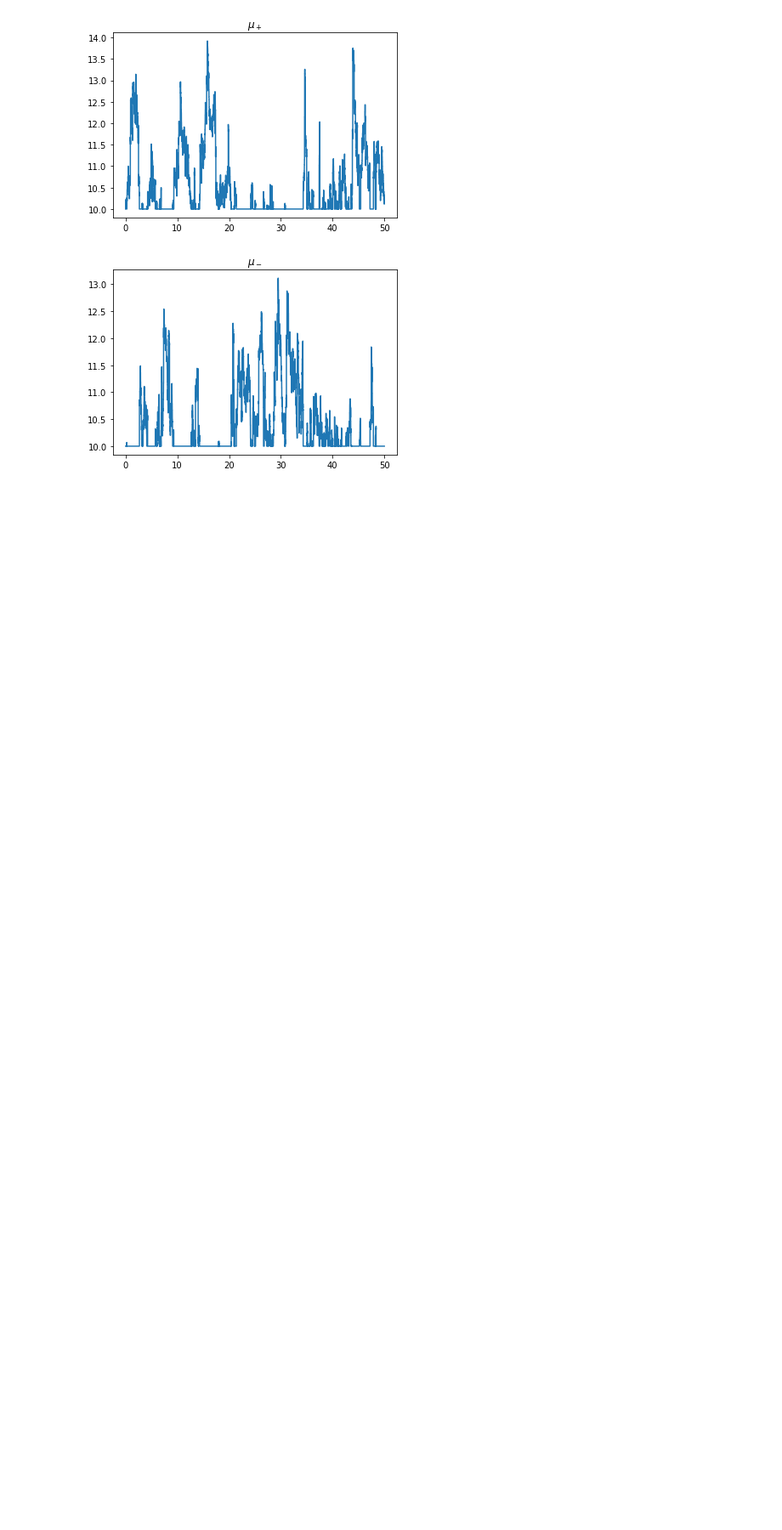
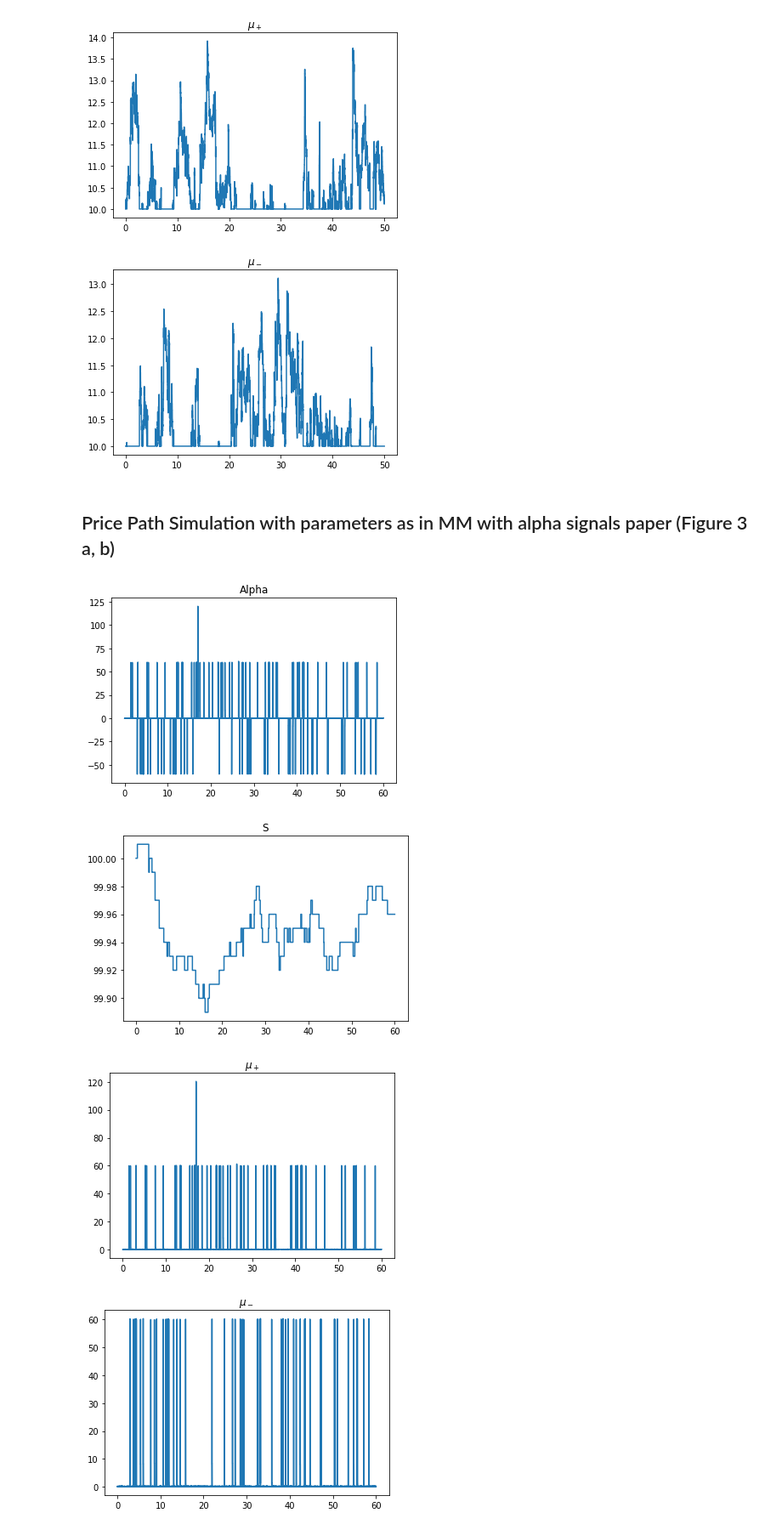
Before and after one commit to cavallofederico/marketmaking, a Jupyter notebook: market_making_alpha_signals - fede.ipynb, the cells around one changed output. Shown: that part at 85% size. Cells and saved outputs as stored; diff of their text form; code cells hidden in the pictures; blank space fills up the shorter version.

```diff
--- a/market_making_alpha_signals - fede.ipynb
+++ b/market_making_alpha_signals - fede.ipynb
@@ -140,8 +140,8 @@ dt = 0.1
 
 
 xi = 1
-dMt0_minus = 0
-dMt0_plus = 0
+dMt_minus = 0
+dMt_plus = 0
 
 # S params
 sigma = 0.1
@@ -159,8 +159,8 @@ def generate_simulations(n, k, eta_plus, eta_minus, lambda_plus, lambda_minus, T
     tau_plus = [np.sort(np.random.rand(tau_i) * T) for tau_i in tau_plus_amounts]
     tau_minus = [np.sort(np.random.rand(tau_i) * T) for tau_i in tau_minus_amounts]
 
-    dMt_plus = np.array([np.histogram(tau_i,np.linspace(0,T,m))[0] for tau_i in tau_plus])
-    dMt_minus = np.array([np.histogram(tau_i,np.linspace(0,T,m))[0] for tau_i in tau_minus])
+    dMt0_plus = np.array([np.histogram(tau_i,np.linspace(0,T,m))[0] for tau_i in tau_plus])
+    dMt0_minus = np.array([np.histogram(tau_i,np.linspace(0,T,m))[0] for tau_i in tau_minus])
 
     # S setup
     s = np.full((n, m), np.nan)
@@ -179,7 +179,8 @@ def generate_simulations(n, k, eta_plus, eta_minus, lambda_plus, lambda_minus, T
 
     # Simulations
     for i in range(m-1):
-        alpha[:, i+1] = alpha[:,i] * np.exp(-k * dt) + xi * np.sqrt(dt) * (np.random.randn(n)) + eta_plus *(dMt0_plus + dMt_plus[:,i]) - eta_minus * (dMt0_minus + dMt_minus[:,i])
+        # dMt_minus and dMt_plus depend on the MM
+        alpha[:, i+1] = alpha[:,i] * np.exp(-k * dt) + xi * np.sqrt(dt) * (np.random.randn(n)) + eta_plus *(dMt0_plus[:,i] + dMt_plus) - eta_minus * (dMt0_minus[:,i] + dMt_minus)
 
         mu_plus[:, i+1] = np.where(alpha[:, i+1]>0, alpha[:, i+1],0) + theta
         mu_minus[:, i+1] = np.where(alpha[:, i+1]<0, -alpha[:, i+1],0) + theta
@@ -221,3 +222,13 @@ _ = generate_simulations(n=1, k=1, eta_plus=1, eta_minus=1, lambda_plus=1, lambd
 [figure]
 [figure]
 [figure]
+# %% [markdown]
+## Price Path Simulation with parameters as in MM with alpha signals paper (Figure 3 a, b)
+# %%
+np.random.seed(3)
+_ = generate_simulations(n=1, k=200, eta_plus=60, eta_minus=60, lambda_plus=1, lambda_minus=1, T=60, dt=0.01, xi=1, sigma=0.01, theta=0.1, s0=100, plot=True)
+# %% [output]
+[figure, added]
+[figure, added]
+[figure, added]
+[figure, added]
```
Also changed, not shown: parts of 2 cells of this notebook.
